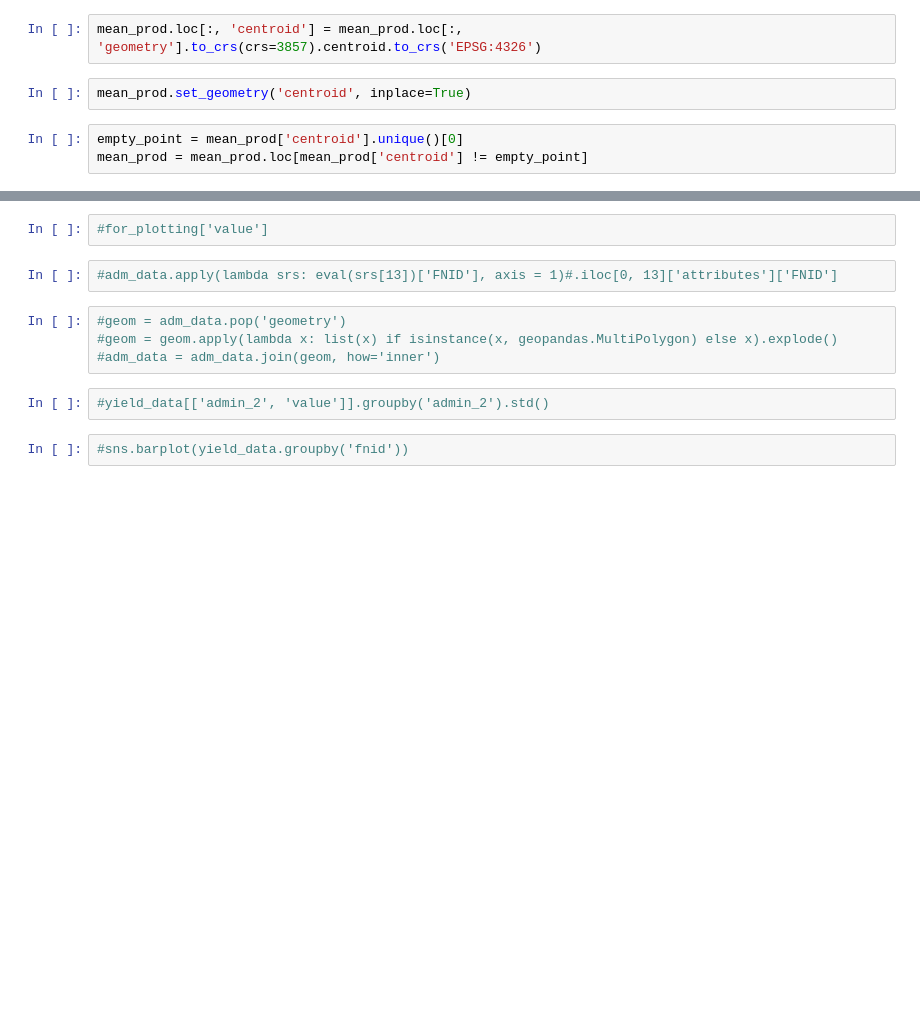
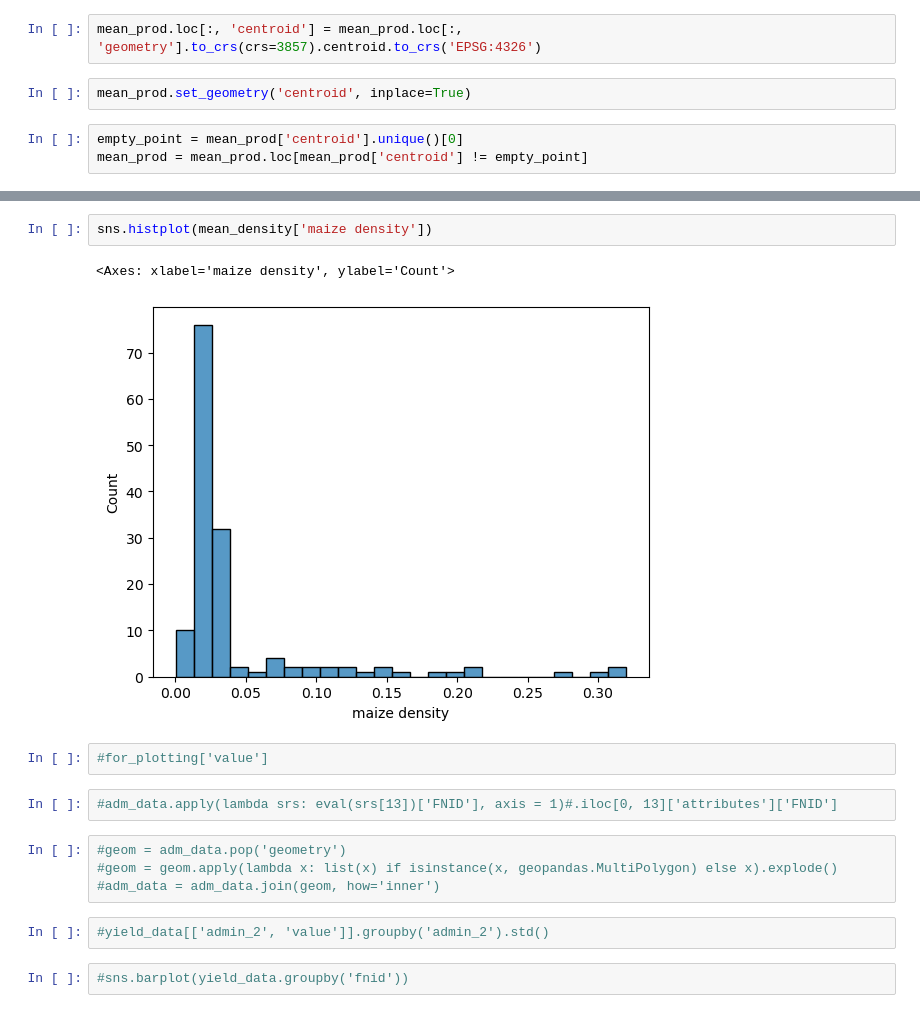
Before and after one commit to MartinP556/yield_modelling, a Jupyter notebook: initial_data_assessment.ipynb, the cells around one changed output, grey strips where cells are left out. Cells and saved outputs as stored; diff of their text form; blank space fills up the shorter version.

```diff
--- a/initial_data_assessment.ipynb
+++ b/initial_data_assessment.ipynb
@@ -136,3 +188,8 @@ geoplot.polyplot(mean_prod.explode(), ax=axs[1])
+# %%
+sns.histplot(mean_density['maize density'])
+# %% [output]
+<Axes: xlabel='maize density', ylabel='Count'>
+[figure, added]
 # %%
 #for_plotting['value']
 # %%
```
Also changed, not shown: parts of 27 cells of this notebook, 3 other files.
